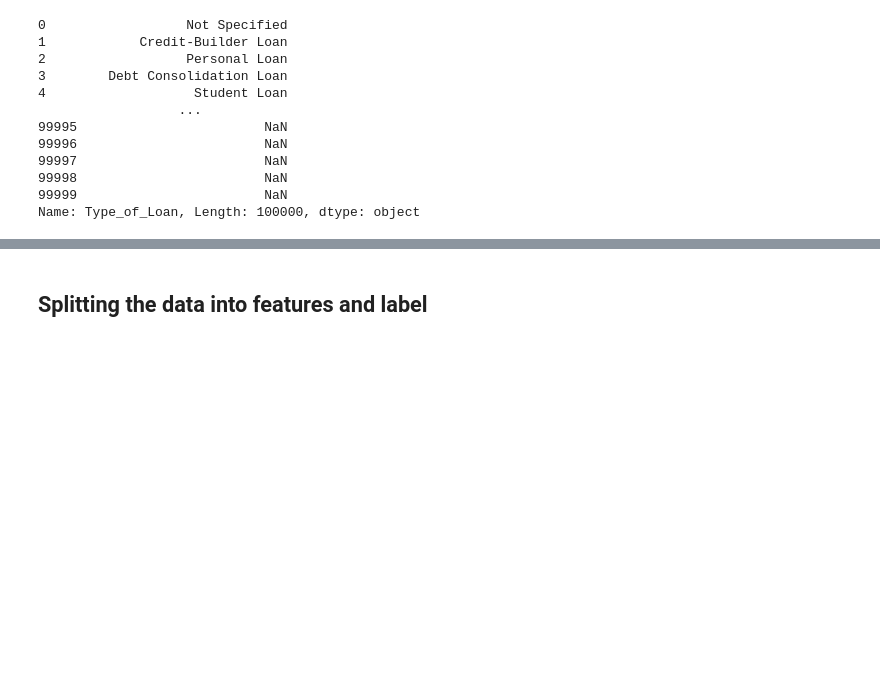
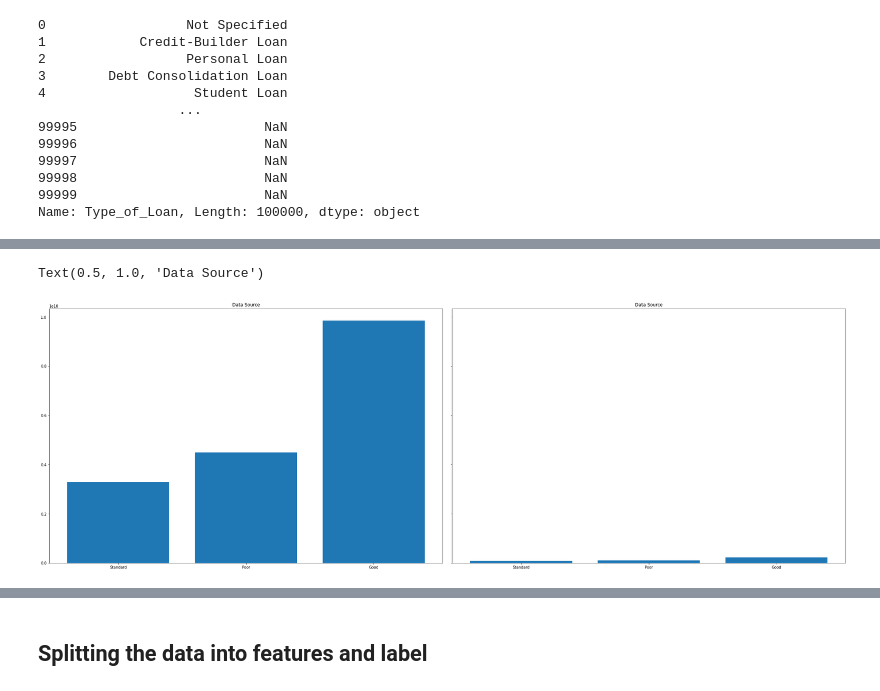
Before and after one commit to sheunq/Credit-Score, a Jupyter notebook: credit-score-with-stacking-classifier-ensembles.ipynb, the cells around one changed output, grey strips where cells are left out. Drawn from its saved outputs; the diff is of its cells as text; code cells hidden in the pictures; blank space fills up the shorter version.

```diff
--- a/credit-score-with-stacking-classifier-ensembles.ipynb
+++ b/credit-score-with-stacking-classifier-ensembles.ipynb
@@ -220,0 +247,3 @@ data.select_dtypes(include='object').head()
+# %%
+data.Age=np.random.randint(18,100,100000)
+data.head()
@@ -377,8 +414,3 @@ fig=px.scatter(data['Age'].value_counts())
 fig.show()
 # %% [output]
 [interactive output not drawn]
-# %%
-# taking care of outliers
-lo_age=LocalOutlierFactor()
-lo_age=lo_age.fit(data[['Age']])
-data['Age']=pd.Series(lo_age.negative_outlier_factor_)
@@ -419,9 +445,10 @@ data['Type_of_Loan']
 99998                        NaN
 99999                        NaN
 Name: Type_of_Loan, Length: 100000, dtype: object
-# %%
-si=SimpleImputer(strategy='most_frequent')
-data['Type_of_Loan']=si.fit_transform(data[['Type_of_Loan']])
+# %%
+Type_of_Loan=['Not Specified','Credit-Builder Loan'
+,'Personal Loan','Debt Consolidation Loan','Student Loan']
+data['Type_of_Loan']=np.random.choice(Type_of_Loan,100000,p=(np.arange(1,6)/np.arange(1,6).sum()))
 # %%
 data['Type_of_Loan'].value_counts()
 # %% [output]
@@ -437,0 +669,20 @@ Name: Type_of_Loan, dtype: int64
+# %%
+fig,axs=plt.subplots(1,2,figsize=(30, 10),sharey=True,layout='constrained',squeeze=False)
+# Data Source
+axs[0,0].bar(data.Credit_Score.value_counts().index,data.groupby('Credit_Score')['Annual_Income'].sum())
+axs[0,0].set_title('Data Source')
+# Data Source
+axs[0,1].bar(data.Credit_Score.value_counts().index,data.groupby('Credit_Score')['Monthly_Inhand_Salary'].sum())
+axs[0,1].set_title('Data Source')
+# Data Source
+axs[0,1].bar(data.Credit_Score.value_counts().index,data.groupby('Credit_Score')['Num_Bank_Accounts'].sum())
+axs[0,1].set_title('Data Source')
+# Data Source
+axs[0,1].bar(data.Credit_Score.value_counts().index,data.groupby('Credit_Score')['Num_Credit_Card'].sum())
+axs[0,1].set_title('Data Source')
+# Data Source
+axs[0,1].bar(data.Credit_Score.value_counts().index,data.groupby('Credit_Score')['Interest_Rate'].sum())
+axs[0,1].set_title('Data Source')
+# %% [output]
+Text(0.5, 1.0, 'Data Source')
+[figure, added]
```
Also changed, not shown: parts of 45 cells of this notebook.
